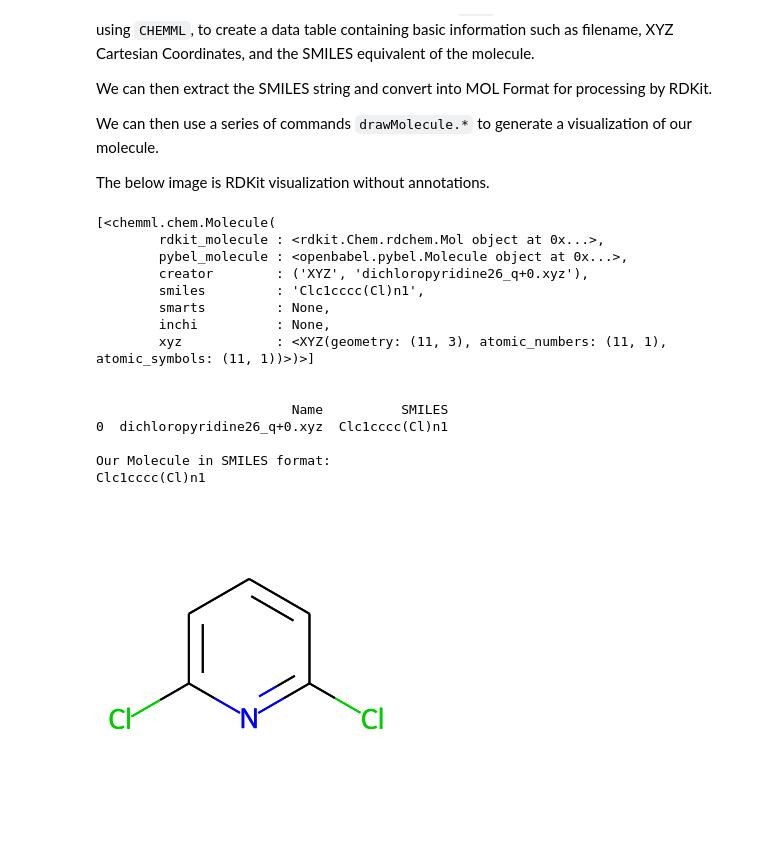
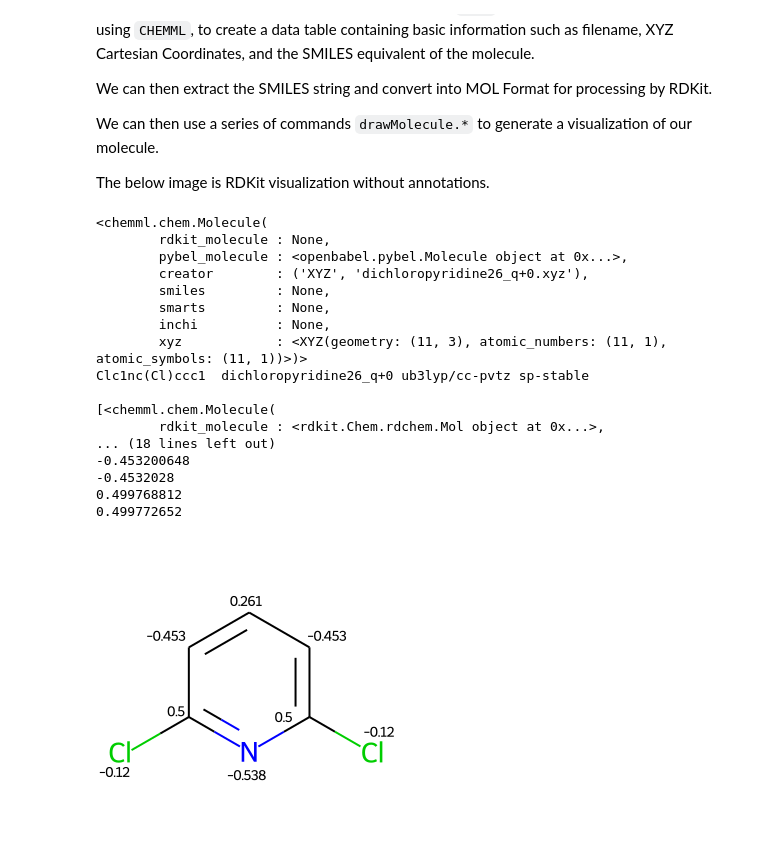
Before and after one commit to theochem/chemtools, a Jupyter notebook: examples/annotate_2D/Annotate_2D.ipynb, the cells around one changed output. Cells and saved outputs as stored; diff of their text form; code cells hidden in the pictures.

Commit message:
3D: followed suggestions about for loops, maintained workingBFactor; 2D Complete, will mend markdown text

```diff
--- a/examples/annotate_2D/Annotate_2D.ipynb
+++ b/examples/annotate_2D/Annotate_2D.ipynb
@@ -52,13 +45,17 @@ inputName = 'dichloropyridine26_q+0.fchk'
 loadInput = load_one(inputName)
 
 xyzName = 'dichloropyridine26_q+0.xyz'
-
+pdbName = 'dichloropyridine26_q+0.pdb'
 molName = xyzName[:-4]
 imageName = f"{molName}.png"
 
 print("Molecule Name : ")
 print(molName)
 print(" ")
+
+dump_one(loadInput,pdbName)
+dump_one(loadInput, xyzName)
+espCharges = loadInput.atcharges['esp'][:]
 # %% [output]
 Molecule Name :
 dichloropyridine26_q+0
@@ -72,65 +69,75 @@ We can then use a series of commands `drawMolecule.*` to generate a visualizatio
 
 The below image is RDKit visualization without annotations.
 # %%
-dump_one(loadInput,xyzName )
 xyz_files = glob.glob(xyzName)
+mol = Molecule('dichloropyridine26_q+0.xyz', 'xyz')
+print(mol)
+print(mol.visualize())
 
 # make a list of ChemML Molecule object instances based on the names of the xyz files from xyz_files
 molecule_list = [Molecule(xyzName, input_type='xyz') for file in xyz_files]
 
 # alter the ChemML Molecule object instances of molecule_list so that their SMILES codes can be recognzied by RDKit
 for molecule in molecule_list:
-    molecule.to_smiles(kekuleSmiles=True)
+    molecule.to_smiles()
 
 print(molecule_list)
 
 table = pd.DataFrame(data={'Name':xyzName,
                          'SMILES':[molecule.smiles for molecule in molecule_list]},
                    columns=['Name','SMILES'])
 
 print(" ")
 print("")
 print(table)
 
 print(" ")
 smiles = table.iloc[0,1]
 print("Our Molecule in SMILES format: ")
 print(smiles)
 print(" ")
 
-chem = Chem.MolFromSmiles(smiles)
-chemc = Chem.Mol(chem.ToBinary())
 
-def imageMolecule(chem):
+chem = Chem.MolFromPDBFile('test.pdb', sanitize=True)
+template = Chem.MolFromSmiles(smiles)
+AllChem.Compute2DCoords(chem)
+tempMol = AllChem.AssignBondOrdersFromTemplate(template,chem)
+
+def imageMolecule(chem,imageName):
     """
     This function consolidates all calls done to generate the desired image
     """
+
     drawMolecule = rdMolDraw2D.MolDraw2DCairo(300, 300)
-    rdMolDraw2D.PrepareAndDrawMolecule(drawMolecule, chemc)
+    rdMolDraw2D.PrepareAndDrawMolecule(drawMolecule, chem)
     drawMolecule.drawOptions().addStereoAnnotation = True
-    drawMolecule.DrawMolecule(chemc)
-    drawMolecule.FinishDrawing()
-    png = drawMolecule.WriteDrawingText(imageName)
-    png
-    Image(filename=imageName)
 
-imageMolecule(chem)
-png
-Image(filename="molecule.png")
+    for i, atom in enumerate(tempMol.GetAtoms()):
+        atom.SetProp("atomNote", f"{np.round(float(espCharges[i]),3)}")
+        print(espCharges[i])
+
+    Chem.Draw.MolToFile(tempMol,imageName)
+
+
+imageMolecule(test,imageName)
+
+Image(imageName)
 # %% [output]
+<chemml.chem.Molecule(
+        rdkit_molecule : None,
+        pybel_molecule : <openbabel.pybel.Molecule object at 0x...>,
+        creator        : ('XYZ', 'dichloropyridine26_q+0.xyz'),
+        smiles         : None,
+        smarts         : None,
+        inchi          : None,
+        xyz            : <XYZ(geometry: (11, 3), atomic_numbers: (11, 1), atomic_symbols: (11, 1))>)>
+Clc1nc(Cl)ccc1  dichloropyridine26_q+0 ub3lyp/cc-pvtz sp-stable
+
 [<chemml.chem.Molecule(
         rdkit_molecule : <rdkit.Chem.rdchem.Mol object at 0x...>,
-        pybel_molecule : <openbabel.pybel.Molecule object at 0x...>,
-        creator        : ('XYZ', 'dichloropyridine26_q+0.xyz'),
-        smiles         : 'Clc1cccc(Cl)n1',
-        smarts         : None,
-        inchi          : None,
-        xyz            : <XYZ(geometry: (11, 3), atomic_numbers: (11, 1), atomic_symbols: (11, 1))>)>]
-
-
-                         Name          SMILES
-0  dichloropyridine26_q+0.xyz  Clc1cccc(Cl)n1
-
-Our Molecule in SMILES format:
-Clc1cccc(Cl)n1
+... (18 lines left out)
+-0.453200648
+-0.4532028
+0.499768812
+0.499772652
-[figure, old version]
+[figure, new version]
```
Also changed, not shown: parts of 5 cells of this notebook, 1 other file.
